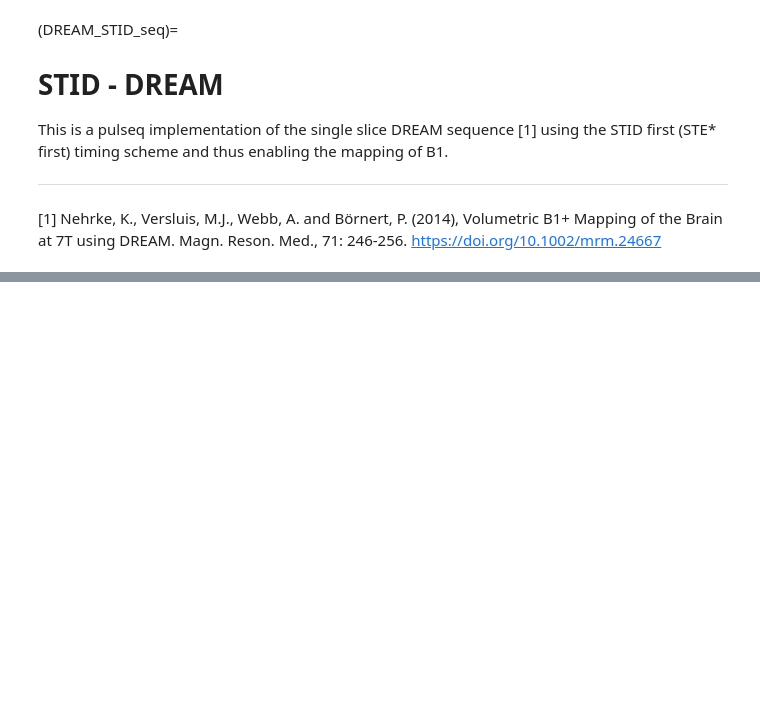
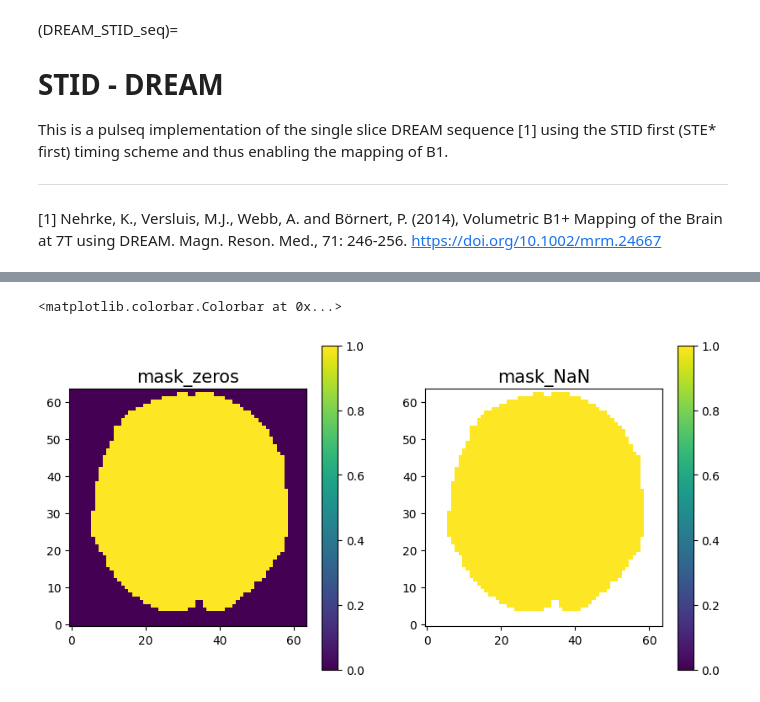
Before and after one commit to MRsources/MRzero-Core, a Jupyter notebook: documentation/playground_mr0/mr0_DREAM_STID_seq.ipynb, the cells around one changed output, grey strips where cells are left out. Saved outputs shown, nothing was run; the diff lists cells and outputs as text; code cells hidden in the pictures; blank space fills up the shorter version.

```diff
--- a/documentation/playground_mr0/mr0_DREAM_STID_seq.ipynb
+++ b/documentation/playground_mr0/mr0_DREAM_STID_seq.ipynb
@@ -336,30 +351,33 @@ plt.imshow(np.angle(img_FID),vmin=-np.pi,vmax=np.pi,origin='lower'); plt.axis('o
 # %%
 #@title masking
 # %% S7: MASKING
 
 # choose wether or not to use a mask
 masking = 1
 if masking:
     # function for threshold masking
     def mask_im(input_array, threshold, mask_values):
         mask = np.ones_like(input_array)
         mask[input_array<threshold] = mask_values
         return mask
 
-    mask_zero = mask_im(B1, 0.7, 0)
-    mask_NaN = mask_im(B1, 0.7, np.NaN)
+    mask_zero = mask_im(np.abs(B1), 0.7, 0)
+    mask_NaN = mask_im(np.abs(B1), 0.7, np.NaN)
 
 else:
     mask_zero = np.ones_like(B1)
     mask_NaN = np.ones_like(B1)
 
 # plot mask with zeros and NaNs (zero mask is used for further calculations, NaN mask is used when showing the images)
 fig=plt.figure();
 plt.subplot(121); plt.title('mask_zeros', fontsize=15)
 plt.imshow(mask_zero, vmin=0, vmax=1, origin='lower'); plt.colorbar()
 
 plt.subplot(122); plt.title('mask_NaN', fontsize=15)
 plt.imshow(mask_NaN, vmin=0, vmax=1, origin='lower'); plt.colorbar()
+# %% [output]
+<matplotlib.colorbar.Colorbar at 0x...>
+[figure, added]
 # %%
 #@title B1, B0, txrx
 # %% S8: STEAM flip angle / B1 map
```
Also changed, not shown: parts of 4 cells of this notebook.
